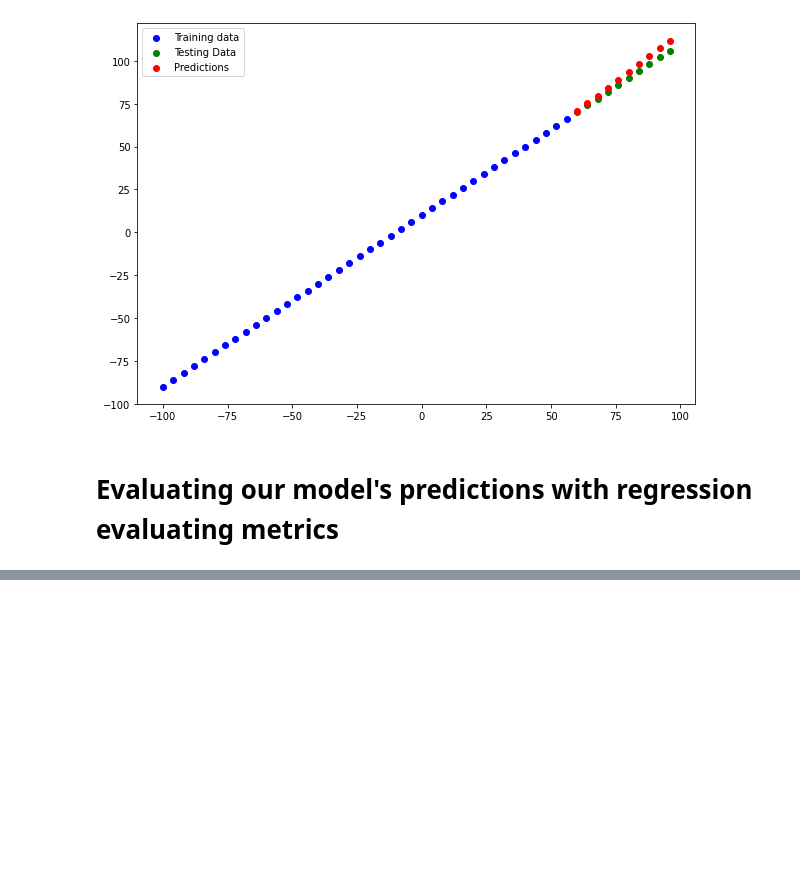
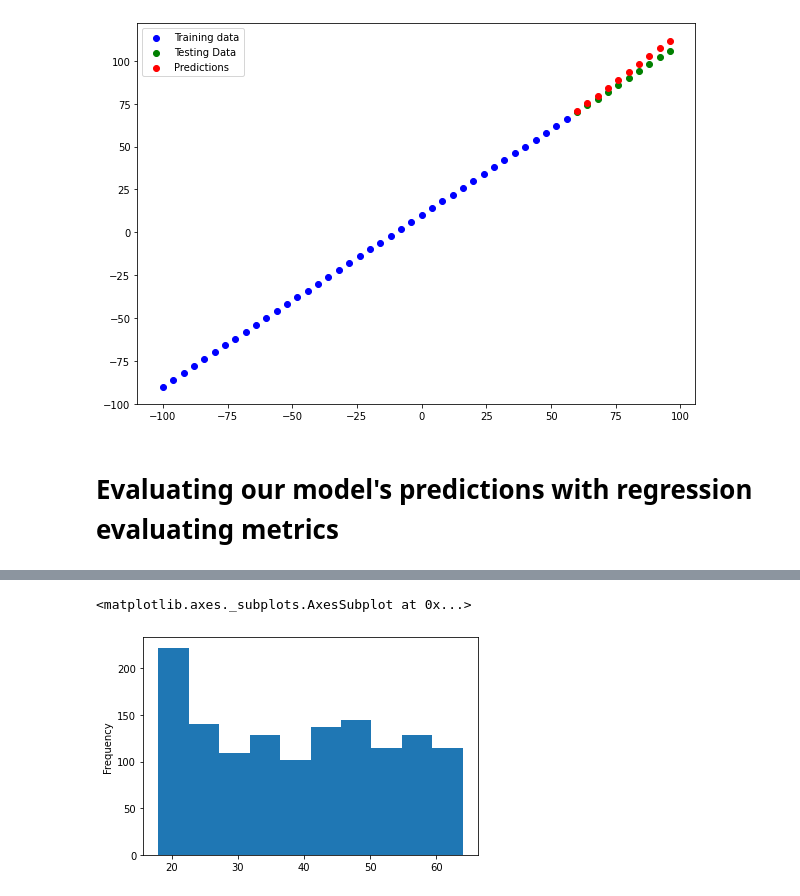
Before and after one commit to enesergen/TensorflowFundamentalCourseWithDaniel, a Jupyter notebook: 01_neural_network_regression_with_tensorflow.ipynb, the cells around one changed output, grey strips where cells are left out. Cells and saved outputs as stored; diff of their text form; code cells hidden in the pictures; blank space fills up the shorter version.

```diff
--- a/01_neural_network_regression_with_tensorflow.ipynb
+++ b/01_neural_network_regression_with_tensorflow.ipynb
@@ -299,0 +774,6 @@ plot_predictions()
+# %%
+import pandas as pd
+import matplotlib.pyplot as plt
+import tensorflow as tf
+insurance=pd.read_csv("https://raw.githubusercontent.com/stedy/Machine-Learning-with-R-datasets/master/insurance.csv")
+insurance
@@ -299,0 +794,22 @@ plot_predictions()
+# %%
+from sklearn.compose import make_column_transformer
+from sklearn.preprocessing import MinMaxScaler,OneHotEncoder
+from sklearn.model_selection import train_test_split
+#create a column transformer
+ct=make_column_transformer(
+    (MinMaxScaler(),["age","bmi","children"]),#değerleri 0 ile 1 arasında değerlere dönüştürür
+    (OneHotEncoder(handle_unknown="ignore"),["sex","smoker","region"])
+)
+#Create X and y
+X=insurance.drop("charges",axis=1)
+y=insurance["charges"]
+
+#build train and test sets
+X_train,X_test,y_train,y_test=train_test_split(X,y,test_size=0.2,random_state=42)
+
+#fit the column transformer to our training data
+ct.fit(X_train)#burada amaç x_traindeki kolonlar hakkında bilgi sahibi olsun diye yukarıda bazı kolonları bildirdik burada tüm kolonlardan haberdar olacak ct.
+
+#transforming training and test data with normalization
+X_train_normal=ct.transform(X_train)
+X_test_normal=ct.transform(X_test)
@@ -299,0 +890,5 @@ plot_predictions()
+# %%
+X["age"].plot(kind="hist")
+# %% [output]
+<matplotlib.axes._subplots.AxesSubplot at 0x...>
+[figure, added]
```
Also changed, not shown: parts of 72 cells of this notebook.
